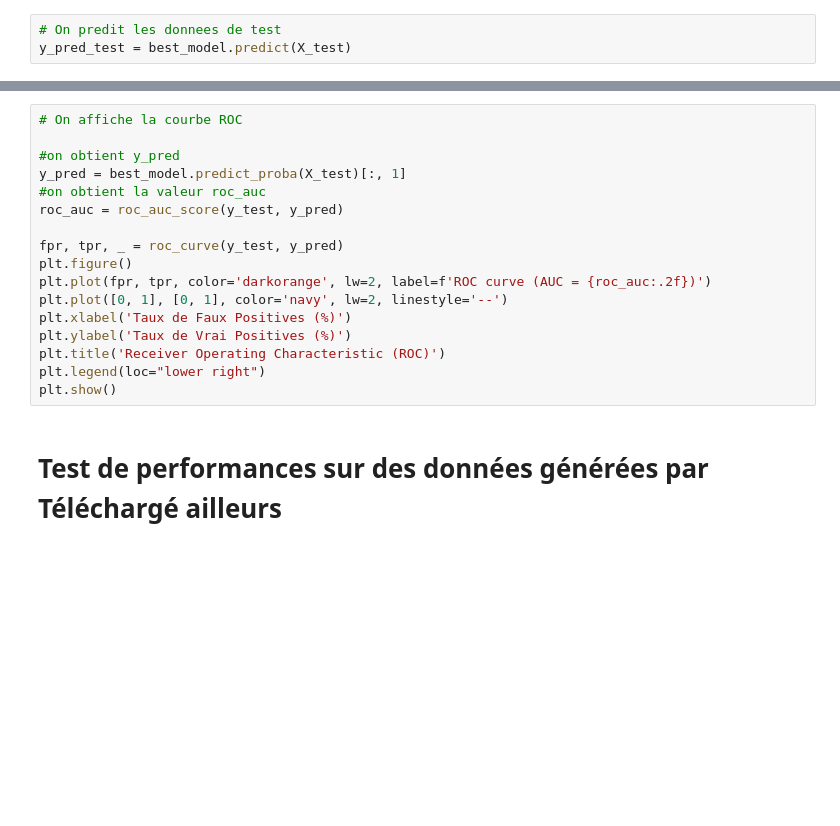
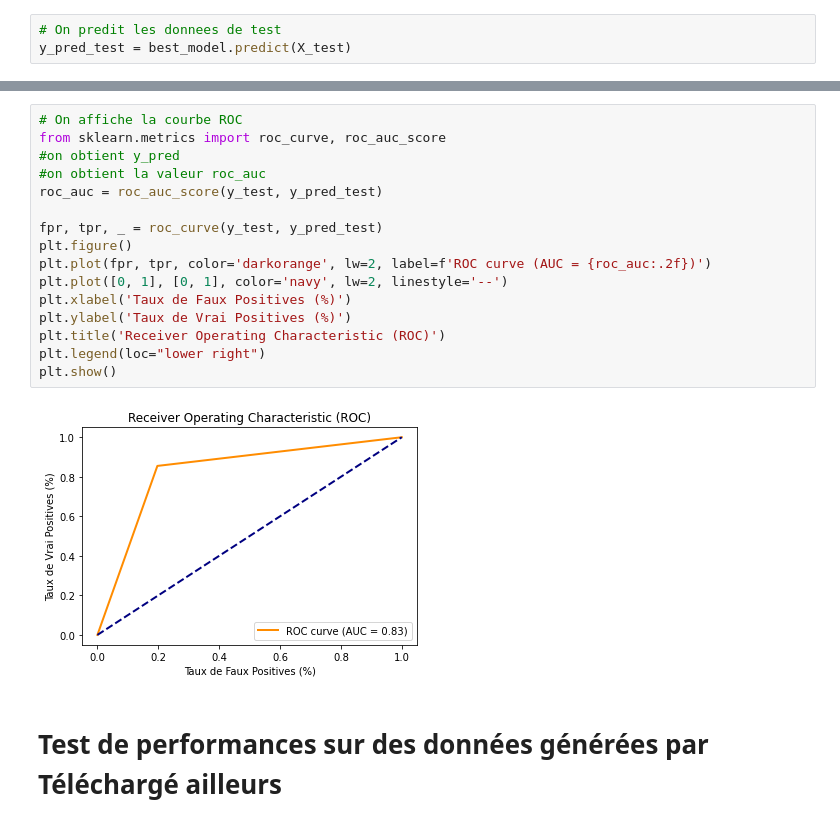
Before and after one commit to BatataNatna/Deep_Fake_project_2024, a Jupyter notebook: model_logistic_regression-BERT.ipynb, the cells around one changed output, grey strips where cells are left out. Drawn from its saved outputs; the diff is of its cells as text; blank space fills up the shorter version.

Commit message:
created all models with BERT tokenizer, trained and evaluated them without clean data.

```diff
--- a/model_logistic_regression-BERT.ipynb
+++ b/model_logistic_regression-BERT.ipynb
@@ -192,20 +287,21 @@ plt.show()
 # %%
 # On affiche la courbe ROC
+from sklearn.metrics import roc_curve, roc_auc_score
+#on obtient y_pred
+#on obtient la valeur roc_auc
+roc_auc = roc_auc_score(y_test, y_pred_test)
 
-#on obtient y_pred
-y_pred = best_model.predict_proba(X_test)[:, 1]
-#on obtient la valeur roc_auc
-roc_auc = roc_auc_score(y_test, y_pred)
-
-fpr, tpr, _ = roc_curve(y_test, y_pred)
+fpr, tpr, _ = roc_curve(y_test, y_pred_test)
 plt.figure()
 plt.plot(fpr, tpr, color='darkorange', lw=2, label=f'ROC curve (AUC = {roc_auc:.2f})')
 plt.plot([0, 1], [0, 1], color='navy', lw=2, linestyle='--')
 plt.xlabel('Taux de Faux Positives (%)')
 plt.ylabel('Taux de Vrai Positives (%)')
 plt.title('Receiver Operating Characteristic (ROC)')
 plt.legend(loc="lower right")
 plt.show()
+# %% [output]
+[figure, added]
 # %% [markdown]
 # Test de performances sur des données générées par Téléchargé ailleurs
 # %%
```
Also changed, not shown: parts of 14 cells of this notebook, 3 other files.
